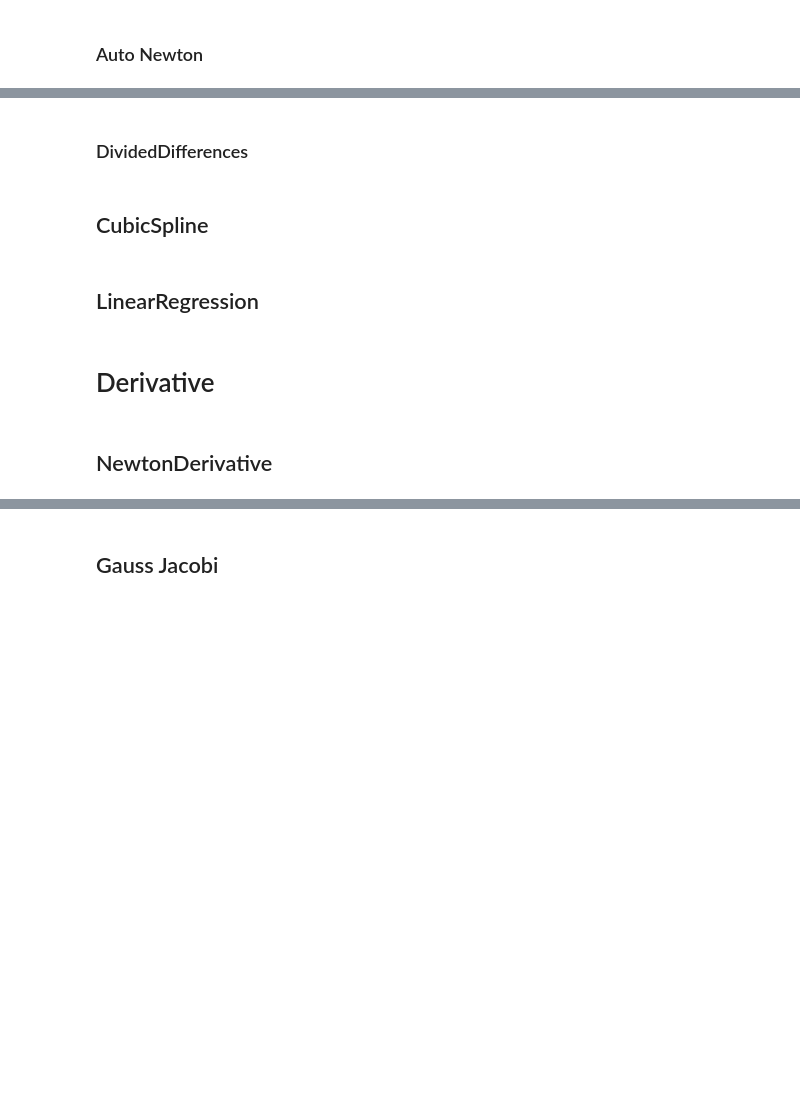
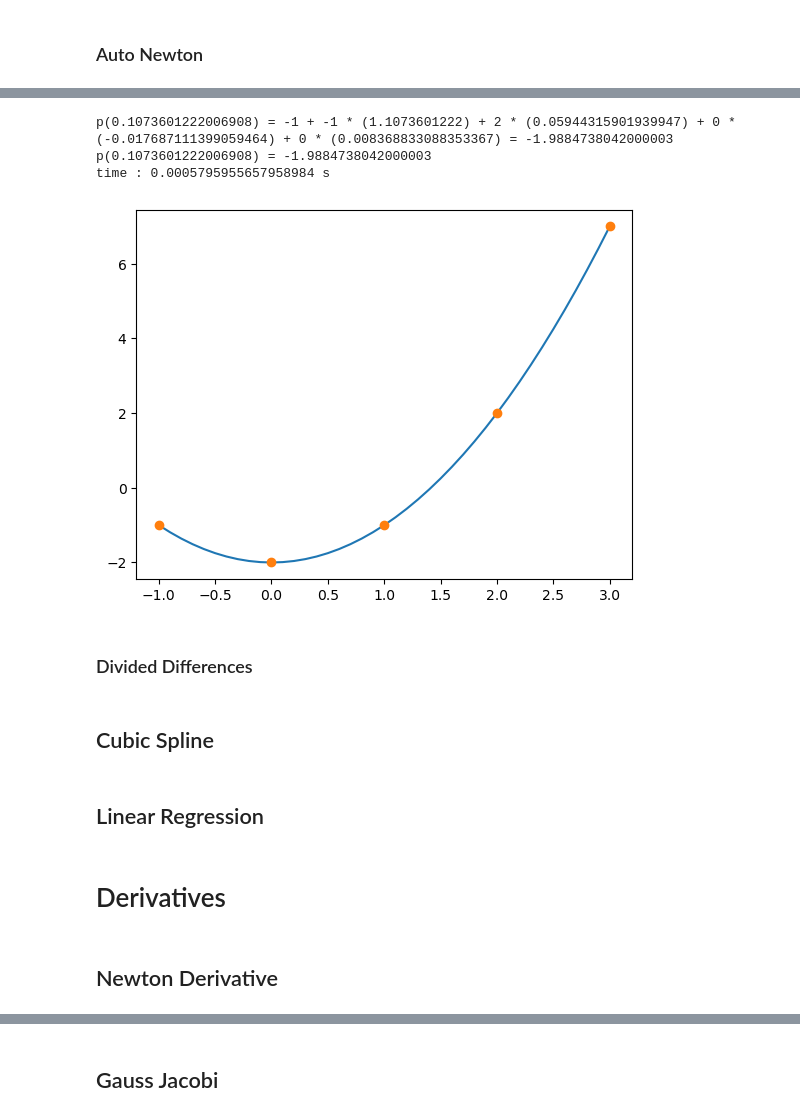
Before and after one commit to AmirYariAI/NumericalAnalysisRemake, a Jupyter notebook: unit_test.ipynb, the cells around one changed output, grey strips where cells are left out. Saved outputs shown, nothing was run; the diff lists cells and outputs as text; code cells hidden in the pictures; blank space fills up the shorter version.

```diff
--- a/unit_test.ipynb
+++ b/unit_test.ipynb
@@ -32,0 +124,5 @@ Requirement already satisfied: six>=1.5 in /home/amir/anaconda3/envs/tf_cv2/lib/
+# %%
+x_points = [-1 ,  0 ,  1 , 2 , 3]
+f_points = [-1 , -2 , -1 , 2 , 7]
+# %%
+finite_differences = Newton.FiniteDifferences(x_points,f_points)
@@ -33,11 +137,38 @@ Requirement already satisfied: six>=1.5 in /home/amir/anaconda3/envs/tf_cv2/lib/
+# %%
+start = time.time()
+
+x = random.uniform(finite_differences.MinX,finite_differences.MaxX)
+p_x = finite_differences(x)
+
+end = time.time()
+
+print(f"p({x}) = {p_x}")
+print(f"time : {end - start} s")
+# %% [output]
+p(0.1073601222006908) = -1 + -1 * (1.1073601222) + 2 * (0.05944315901939947) + 0 * (-0.017687111399059464) + 0 * (0.008368833088353367) = -1.9884738042000003
+p(0.1073601222006908) = -1.9884738042000003
+time : 0.0005795955657958984 s
+# %%
+debug_off()
+
+plot_data_x = arange(finite_differences.MinX,finite_differences.MaxX, 0.1)
+plot_data_y = list(map(finite_differences,plot_data_x))
+
+debug_on()
+# %%
+plt.plot(plot_data_x,plot_data_y)
+plt.plot(x_points,f_points,'.',ms=12)
+plt.show()
+# %% [output]
+[figure, added]
 # %% [markdown]
-<h3>DividedDifferences</h3>
+<h3>Divided Differences</h3>
 # %% [markdown]
-<h2>CubicSpline</h2>
+<h2>Cubic Spline</h2>
 # %% [markdown]
-<h2>LinearRegression</h2>
+<h2>Linear Regression</h2>
 # %% [markdown]
-<h1>Derivative</h1>
+<h1>Derivatives</h1>
 # %% [markdown]
-<h2>NewtonDerivative</h2>
+<h2>Newton Derivative</h2>
 # %% [markdown]
```
Also changed, not shown: parts of 13 cells of this notebook.
